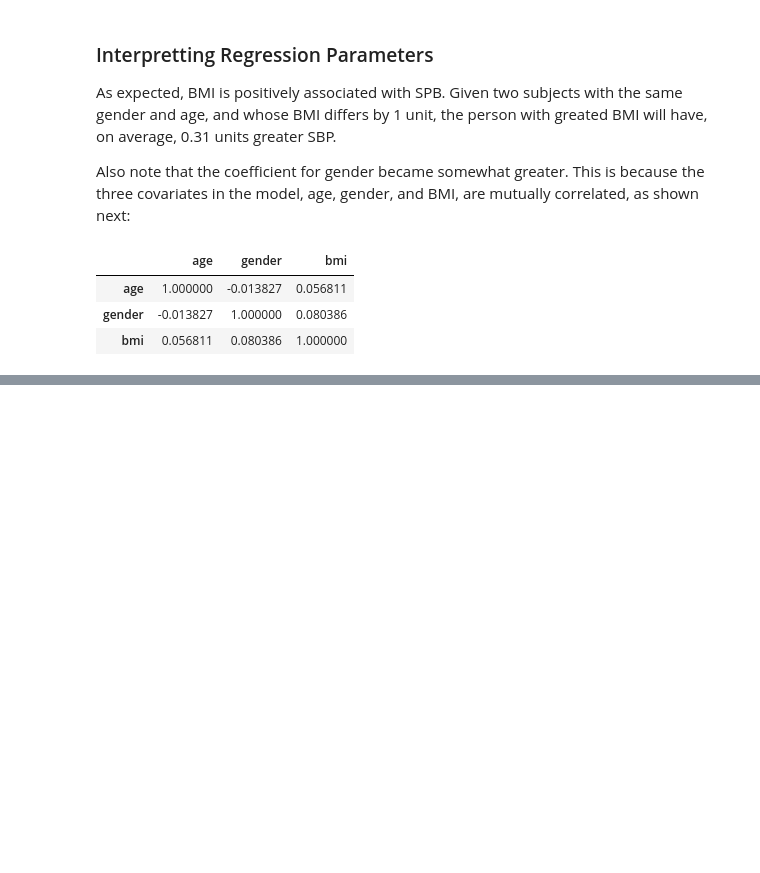
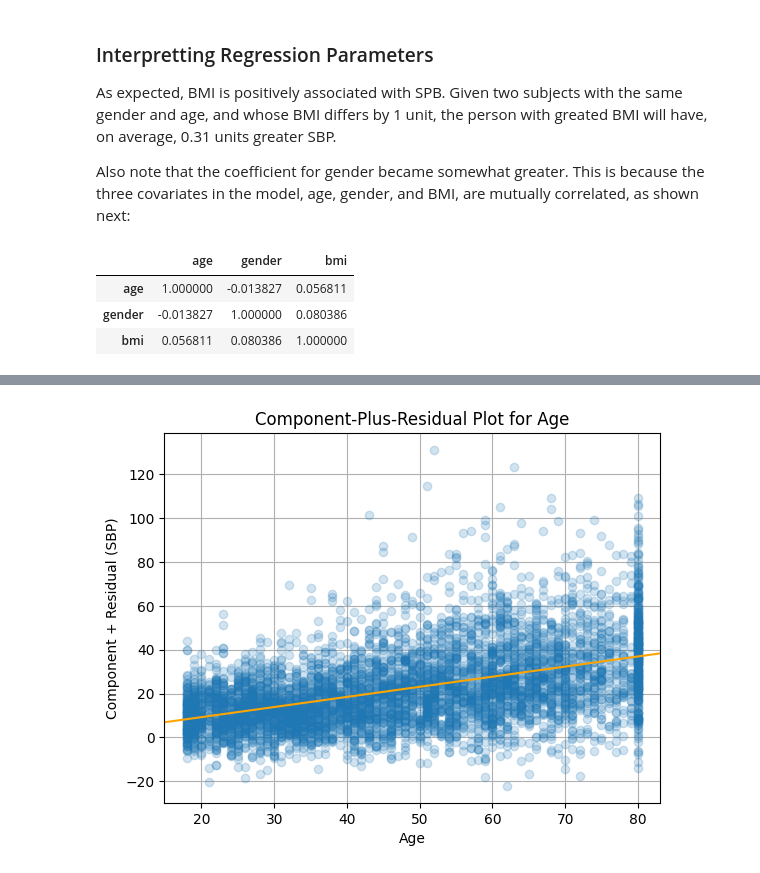
Before and after one commit to ibrahim-kocyigit/kocyigit-dsml, a Jupyter notebook: 03_specializations/01_fitting_statistical_models_to_data_with_python/02_fitting_models_to_independent_data/09_linear_regression_in_python.ipynb, the cells around one changed output, grey strips where cells are left out. Cells and saved outputs as stored; diff of their text form; code cells hidden in the pictures; blank space fills up the shorter version.

Commit message:
working on 09_linear_regression_in_python

```diff
--- a/03_specializations/01_fitting_statistical_models_to_data_with_python/02_fitting_models_to_independent_data/09_linear_regression_in_python.ipynb
+++ b/03_specializations/01_fitting_statistical_models_to_data_with_python/02_fitting_models_to_independent_data/09_linear_regression_in_python.ipynb
@@ -245,0 +311,14 @@ This highlights the importance of considering potential confounders and understa
+# %%
+from statsmodels.graphics.regressionplots import plot_ccpr
+
+ax = plt.axes()
+plot_ccpr(result, "age", ax)
+ax.lines[0].set_alpha(0.2) # Reduce overplotting with transparency
+ax.lines[1].set_color('orange')
+ax.set_title("Component-Plus-Residual Plot for Age")
+ax.set_xlabel("Age")
+ax.set_ylabel("Component + Residual (SBP)")
+ax.grid(True)
+plt.show()
+# %% [output]
+[figure, added]
```
Also changed, not shown: parts of 16 cells of this notebook.
